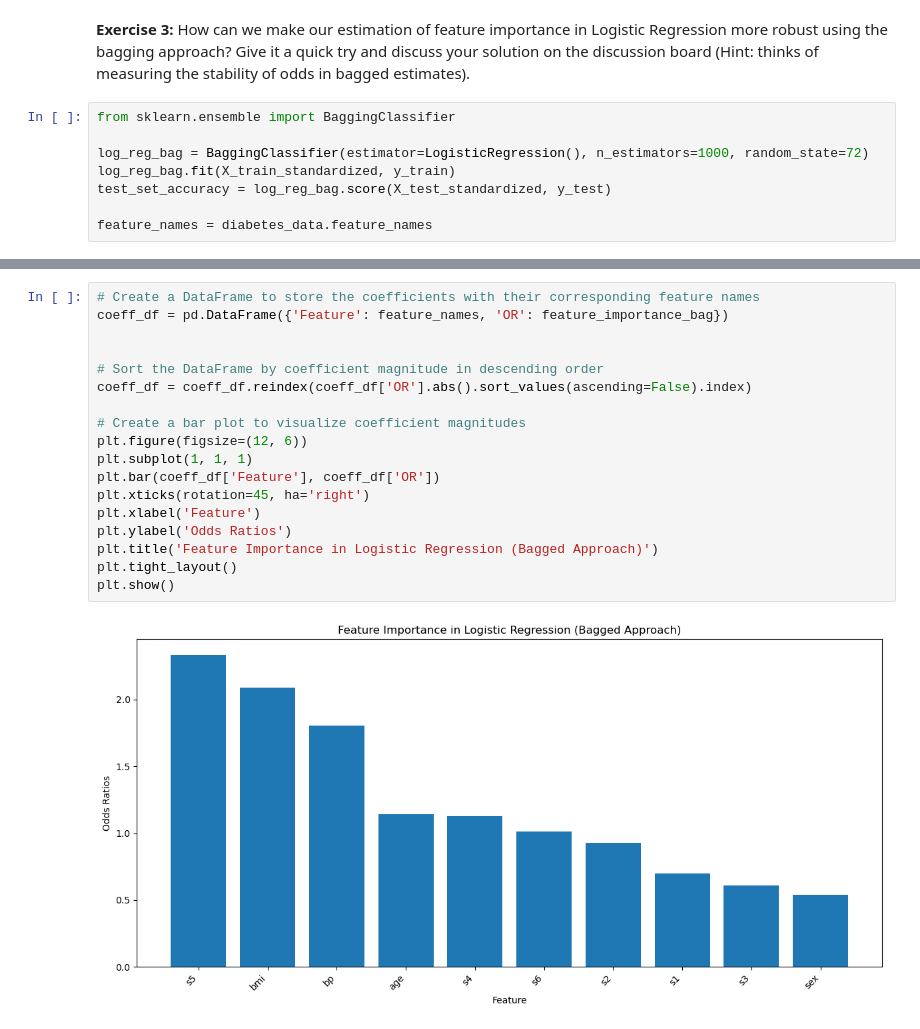
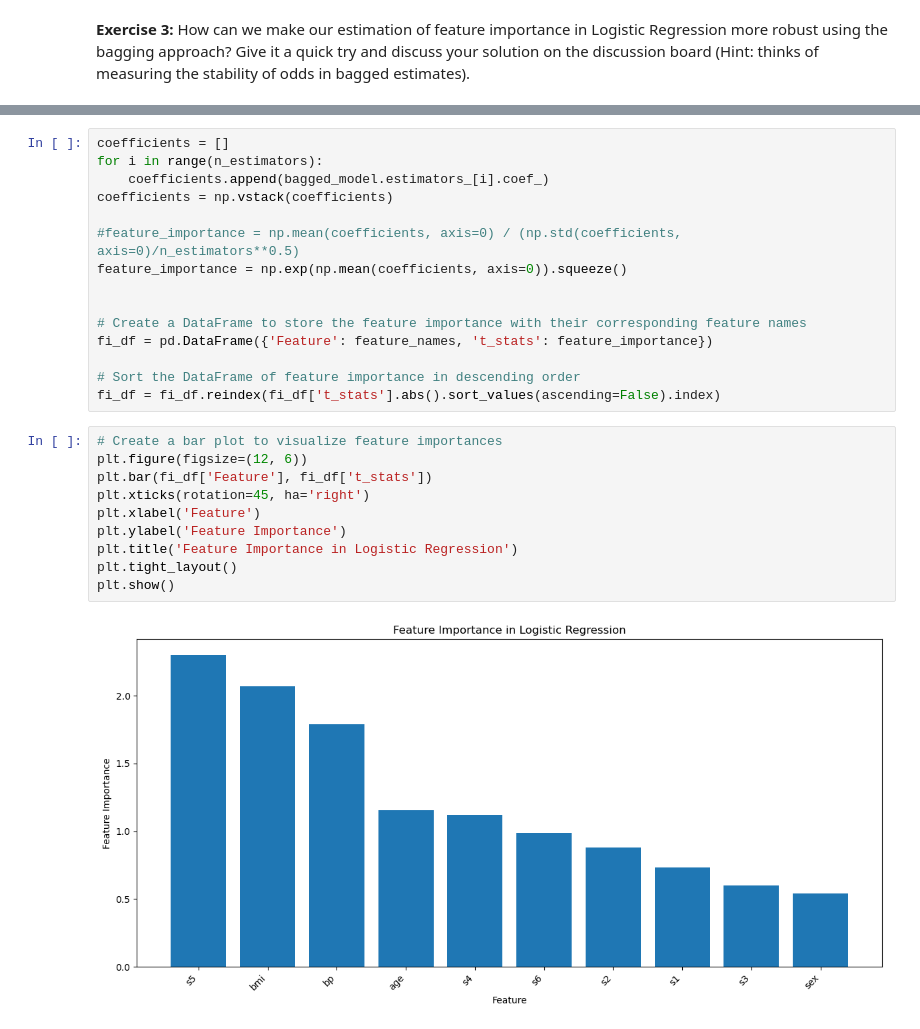
Before and after one commit to DiegoGarciaFrade/ResponsibleAI_G1, a Jupyter notebook: Week_2_2_logistic_regression.ipynb, the cells around one changed output, grey strips where cells are left out. Saved outputs shown, nothing was run; the diff lists cells and outputs as text.

```diff
--- a/Week_2_2_logistic_regression.ipynb
+++ b/Week_2_2_logistic_regression.ipynb
@@ -84,11 +81,3 @@ plt.show()
 [figure]
 # %% [markdown]
 **Exercise 3:** How can we make our estimation of feature importance in Logistic Regression more robust using the bagging approach? Give it a quick try and discuss your solution on the discussion board (Hint: thinks of measuring the stability of odds in bagged estimates).
-# %%
-from sklearn.ensemble import BaggingClassifier
-
-log_reg_bag = BaggingClassifier(estimator=LogisticRegression(), n_estimators=1000, random_state=72)
-log_reg_bag.fit(X_train_standardized, y_train)
-test_set_accuracy = log_reg_bag.score(X_test_standardized, y_test)
-
-feature_names = diabetes_data.feature_names
@@ -110,20 +102,27 @@ print(feature_importance_bag)
+# %%
+coefficients = []
+for i in range(n_estimators):
+    coefficients.append(bagged_model.estimators_[i].coef_)
+coefficients = np.vstack(coefficients)
+
+#feature_importance = np.mean(coefficients, axis=0) / (np.std(coefficients, axis=0)/n_estimators**0.5)
+feature_importance = np.exp(np.mean(coefficients, axis=0)).squeeze()
+
+
+# Create a DataFrame to store the feature importance with their corresponding feature names
+fi_df = pd.DataFrame({'Feature': feature_names, 't_stats': feature_importance})
+
+# Sort the DataFrame of feature importance in descending order
+fi_df = fi_df.reindex(fi_df['t_stats'].abs().sort_values(ascending=False).index)
 # %%
-# Create a DataFrame to store the coefficients with their corresponding feature names
-coeff_df = pd.DataFrame({'Feature': feature_names, 'OR': feature_importance_bag})
-
-
-# Sort the DataFrame by coefficient magnitude in descending order
-coeff_df = coeff_df.reindex(coeff_df['OR'].abs().sort_values(ascending=False).index)
-
-# Create a bar plot to visualize coefficient magnitudes
+# Create a bar plot to visualize feature importances
 plt.figure(figsize=(12, 6))
-plt.subplot(1, 1, 1)
-plt.bar(coeff_df['Feature'], coeff_df['OR'])
+plt.bar(fi_df['Feature'], fi_df['t_stats'])
 plt.xticks(rotation=45, ha='right')
 plt.xlabel('Feature')
-plt.ylabel('Odds Ratios')
-plt.title('Feature Importance in Logistic Regression (Bagged Approach)')
+plt.ylabel('Feature Importance')
+plt.title('Feature Importance in Logistic Regression')
 plt.tight_layout()
 plt.show()
 # %% [output]
-[figure, old version]
+[figure, new version]
```
Also changed, not shown: parts of 7 cells of this notebook.
